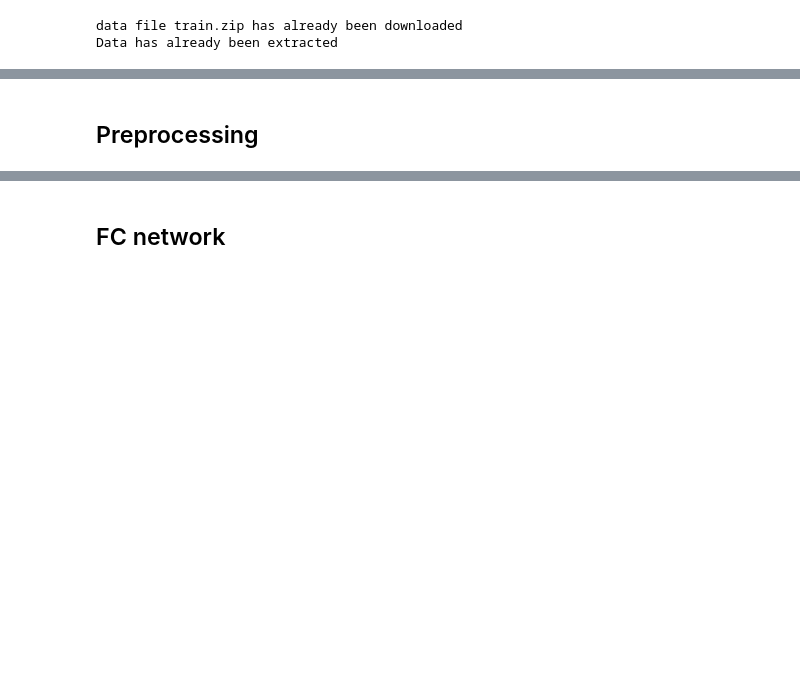
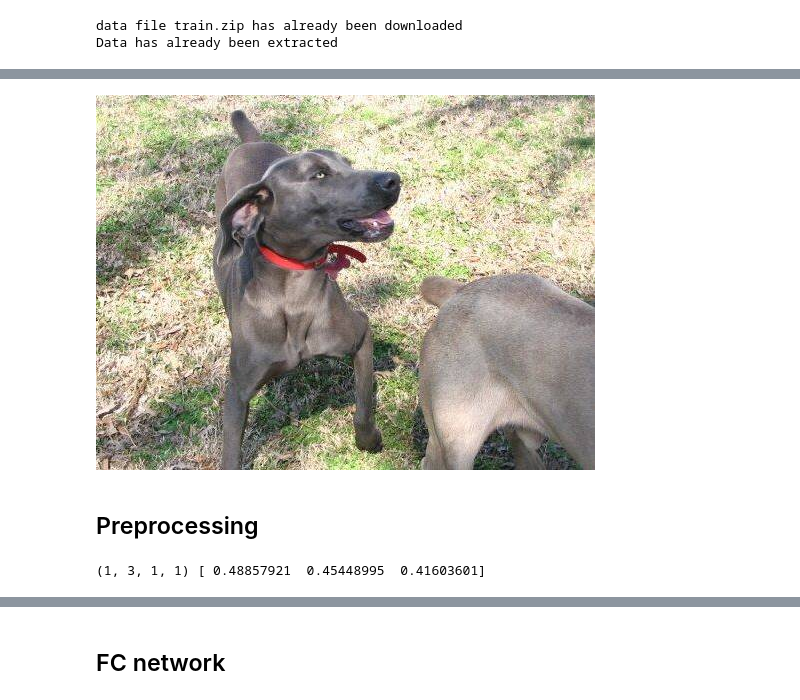
Before and after one commit to gonzmg88/cnn_basic_course, a Jupyter notebook: FC_and_CNN.ipynb, the cells around one changed output, grey strips where cells are left out. Cells and saved outputs as stored; diff of their text form; code cells hidden in the pictures; blank space fills up the shorter version.

```diff
--- a/FC_and_CNN.ipynb
+++ b/FC_and_CNN.ipynb
@@ -55,2 +66,8 @@ _ = ax[1].hist(train_features[index_example,].ravel(),bins=40)
+# %%
+from IPython.display import Image,display
+
+display(Image(train_files[index_example]))
+# %% [output]
+[figure, added]
 # %% [markdown]
 ## Preprocessing
@@ -57,8 +78,12 @@ _ = ax[1].hist(train_features[index_example,].ravel(),bins=40)
 # %%
-media = np.mean(train_features,axis=(0,2,3))
-media = media[:,np.newaxis,np.newaxis]
+media = np.mean(train_features,axis=(0,2,3),keepdims=True)
+print(media.shape,media.ravel())
+
+#media = media[:,np.newaxis,np.newaxis]
 train_features-=media
 val_features-=media
 test_features-=media
+# %% [output]
+(1, 3, 1, 1) [ 0.48857921  0.45448995  0.41603601]
 # %%
 _ = plt.hist(train_features[:,0,:,:].ravel())
```
Also changed, not shown: parts of 20 cells of this notebook, 1 other file.
